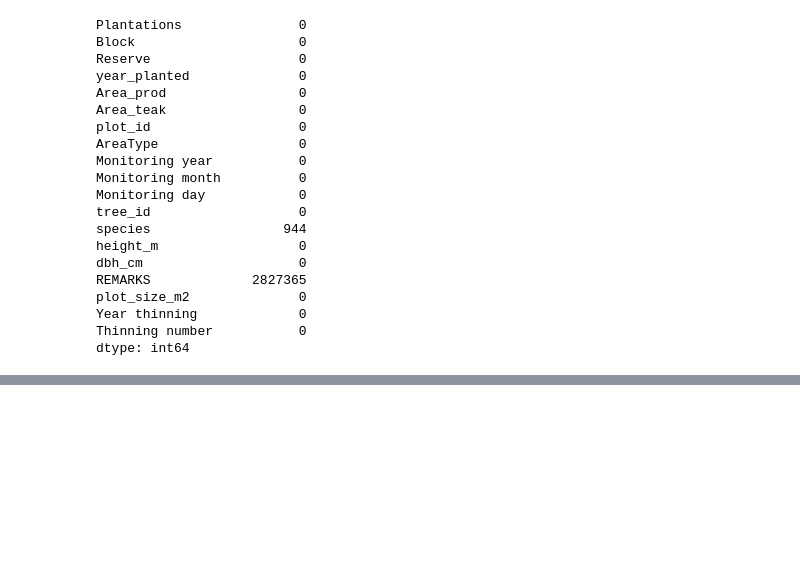
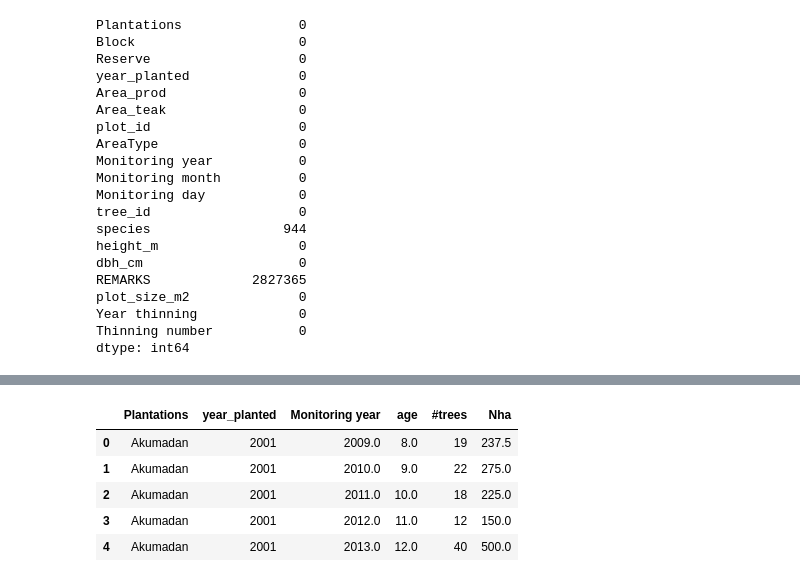
Before and after one commit to ds-gowusu/data_predictor_model, a Jupyter notebook: data_analytics.ipynb, the cells around one changed output, grey strips where cells are left out. Drawn from its saved outputs; the diff is of its cells as text; code cells hidden in the pictures; blank space fills up the shorter version.

```diff
--- a/data_analytics.ipynb
+++ b/data_analytics.ipynb
@@ -495,0 +511,3 @@ dtype: int64
+# %%
+df['age'] = df['Monitoring year'] - df['year_planted']
+df.head()
@@ -495,0 +521,5 @@ dtype: int64
+# %%
+# remove trees with less than 3 years
+df = df[~((df['age'] < 3.0))]
+# %%
+sd = df.groupby(['Plantations','year_planted', 'Monitoring year', 'age'])['tree_id'].nunique().reset_index(name="#trees")
@@ -495,0 +535,10 @@ dtype: int64
+# %%
+sd['Nha'] = sd['#trees'] * 10000 / df['plot_size_m2']
+sd.head()
+# %% [output]
+|  | Plantations | year_planted | Monitoring year | age | #trees | Nha |
+| 0 | Akumadan | 2001 | 2009.0 | 8.0 | 19 | 237.5 |
+| 1 | Akumadan | 2001 | 2010.0 | 9.0 | 22 | 275.0 |
+| 2 | Akumadan | 2001 | 2011.0 | 10.0 | 18 | 225.0 |
+| 3 | Akumadan | 2001 | 2012.0 | 11.0 | 12 | 150.0 |
+| 4 | Akumadan | 2001 | 2013.0 | 12.0 | 40 | 500.0 |
```
Also changed, not shown: parts of 6 cells of this notebook.
